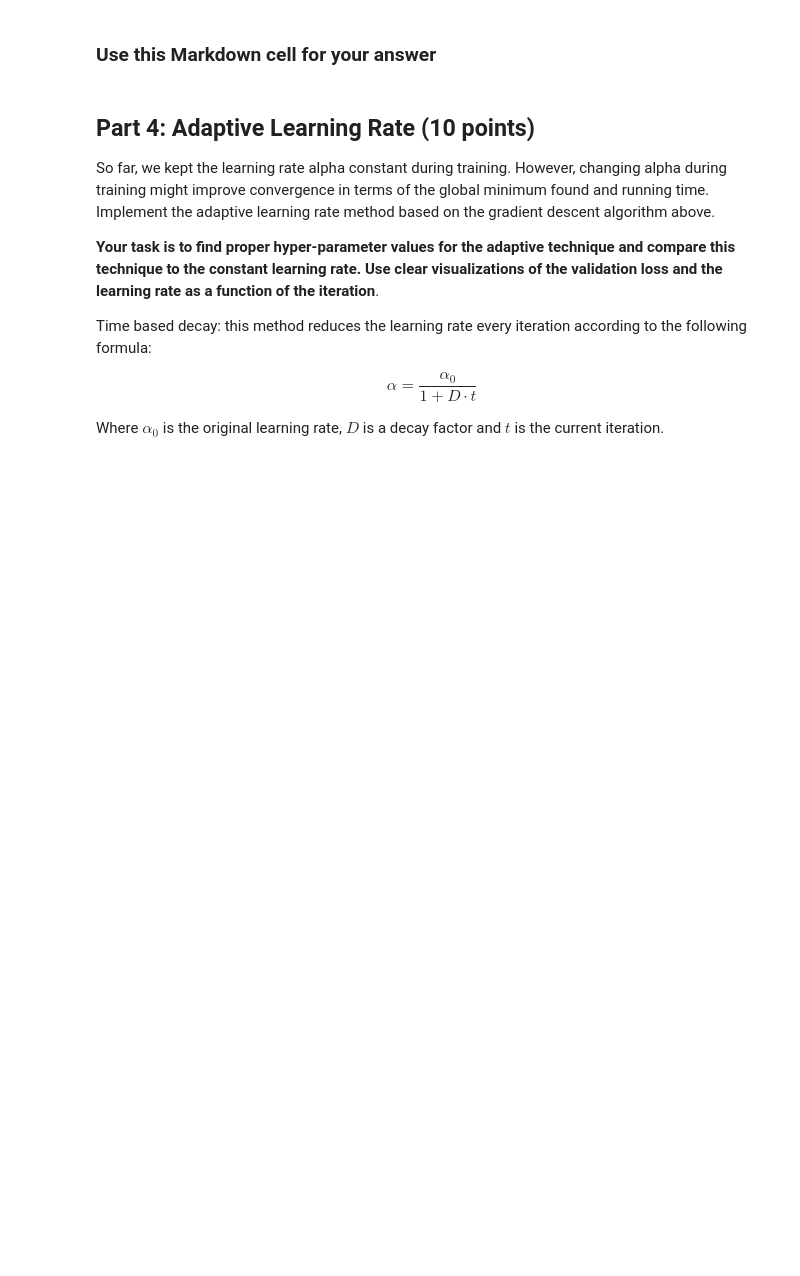
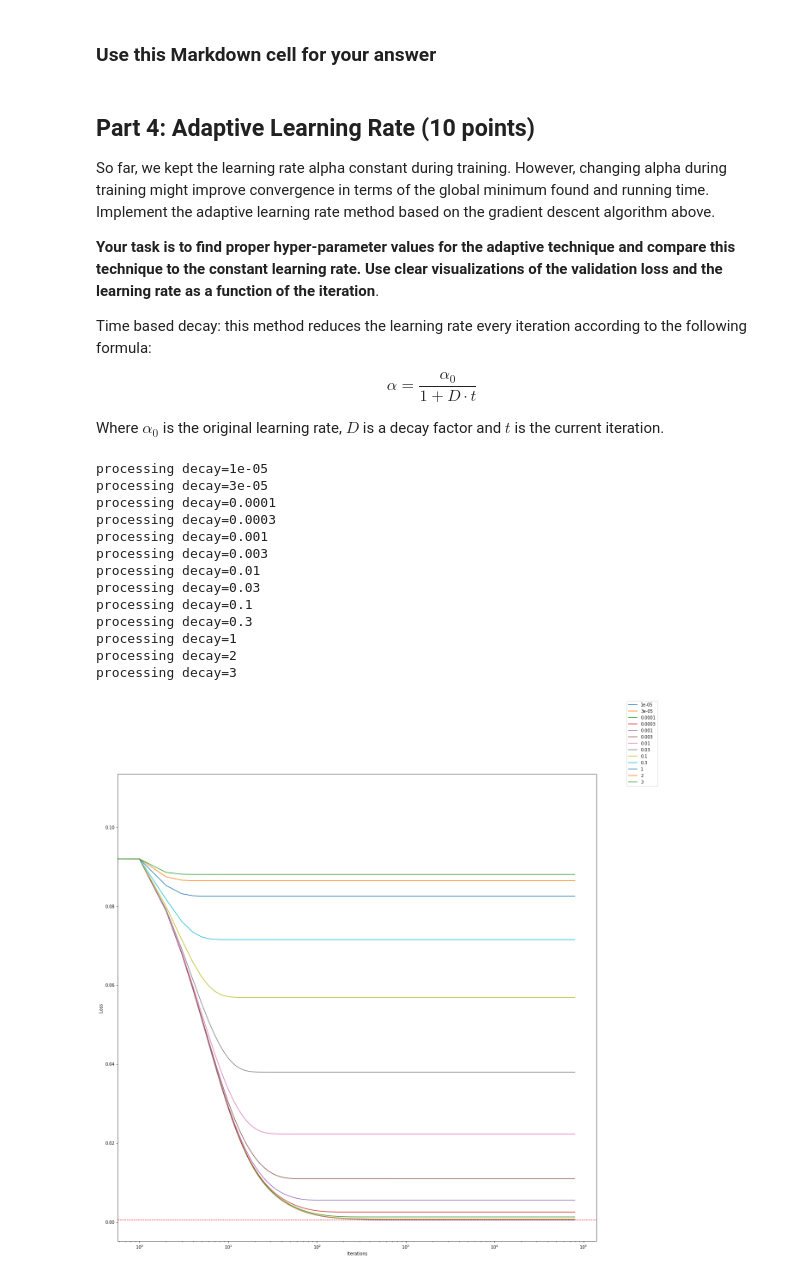
Before and after one commit to Omergral/Machine_Learning_Msc, a Jupyter notebook: HW_1/hw1.ipynb, the cells around one changed output. Saved outputs shown, nothing was run; the diff lists cells and outputs as text; code cells hidden in the pictures; blank space fills up the shorter version.

```diff
--- a/HW_1/hw1.ipynb
+++ b/HW_1/hw1.ipynb
@@ -578,0 +662,39 @@ Where $\alpha_0$ is the original learning rate, $D$ is a decay factor and $t$ is
+# %%
+iterations = 80000
+shape = X_train.shape[1]
+theta = np.ones(shape)
+J = compute_cost(X_train, y_train, theta)
+# %%
+fig, axes = plt.subplots(1, 1, figsize=(20, 20))
+for decay in [0.00001, 0.00003, 0.0001, 0.0003, 0.001, 0.003, 0.01, 0.03, 0.1, 0.3, 1, 2, 3]:
+    print(f"processing {decay=}")
+    np.random.seed(42)
+    shape = X_train.shape[1]
+    theta = np.random.random(shape)
+    theta, J_history = adaptive_learning_rate(X_train ,y_train, theta, best_alpha, iterations, decay)
+    axes.plot(np.arange(iterations), J_history, label=decay)
+    axes.set_xscale('log')
+    axes.set_xlabel('Iterations')
+    axes.set_ylabel('Loss')
+
+theta_pinv = pinv(X_train ,y_train)
+J_pinv = compute_cost(X_train, y_train, theta_pinv)
+axes.axhline(y = J_pinv, xmin = 0, xmax = len(J_history), color='r',
+           linewidth = 1, linestyle = 'dashed')
+fig.legend()
+fig.show()
+# %% [output]
+processing decay=1e-05
+processing decay=3e-05
+processing decay=0.0001
+processing decay=0.0003
+processing decay=0.001
+processing decay=0.003
+processing decay=0.01
+processing decay=0.03
+processing decay=0.1
+processing decay=0.3
+processing decay=1
+processing decay=2
+processing decay=3
+[figure, added]
```
Also changed, not shown: parts of 13 cells of this notebook.
